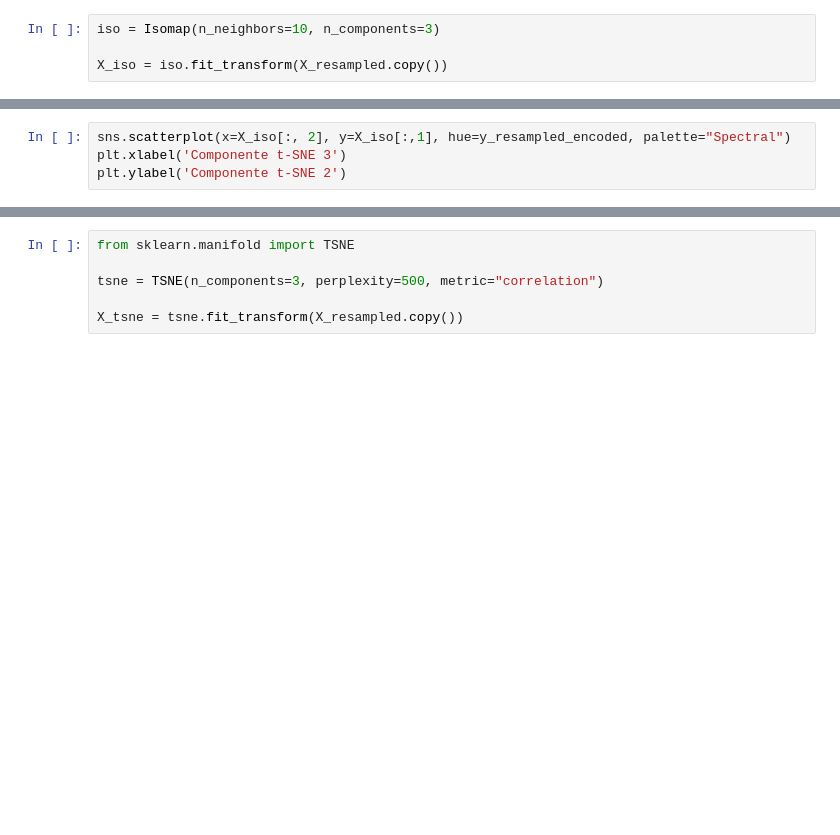
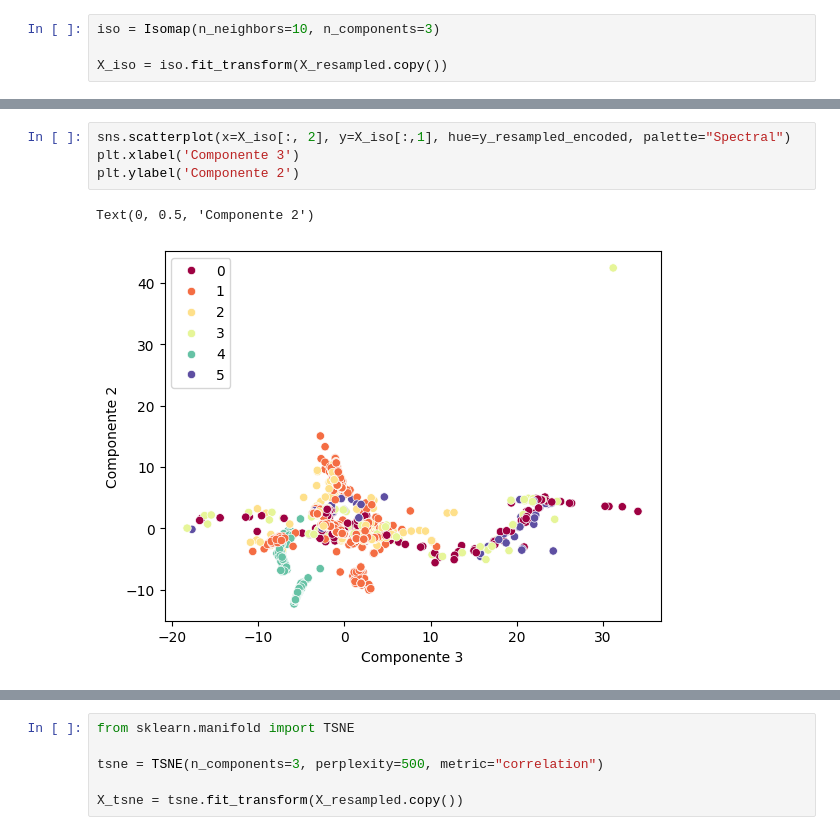
Before and after one commit to AndreesBenitoo/practicaMCP_rinconbenito, a Jupyter notebook: ataques_red.ipynb, the cells around one changed output, grey strips where cells are left out. Saved outputs shown, nothing was run; the diff lists cells and outputs as text; blank space fills up the shorter version.

```diff
--- a/ataques_red.ipynb
+++ b/ataques_red.ipynb
@@ -548,6 +727,9 @@ plt.ylabel('Componente t-SNE 2')
 # %%
 sns.scatterplot(x=X_iso[:, 2], y=X_iso[:,1], hue=y_resampled_encoded, palette="Spectral")
-plt.xlabel('Componente t-SNE 3')
-plt.ylabel('Componente t-SNE 2')
+plt.xlabel('Componente 3')
+plt.ylabel('Componente 2')
+# %% [output]
+Text(0, 0.5, 'Componente 2')
+[figure, added]
 # %%
 sns.scatterplot(x=X_iso[:, 2], y=X_iso[:, 0], hue=y_resampled_encoded, palette="Spectral")
```
Also changed, not shown: parts of 101 cells of this notebook, 1 other file.
